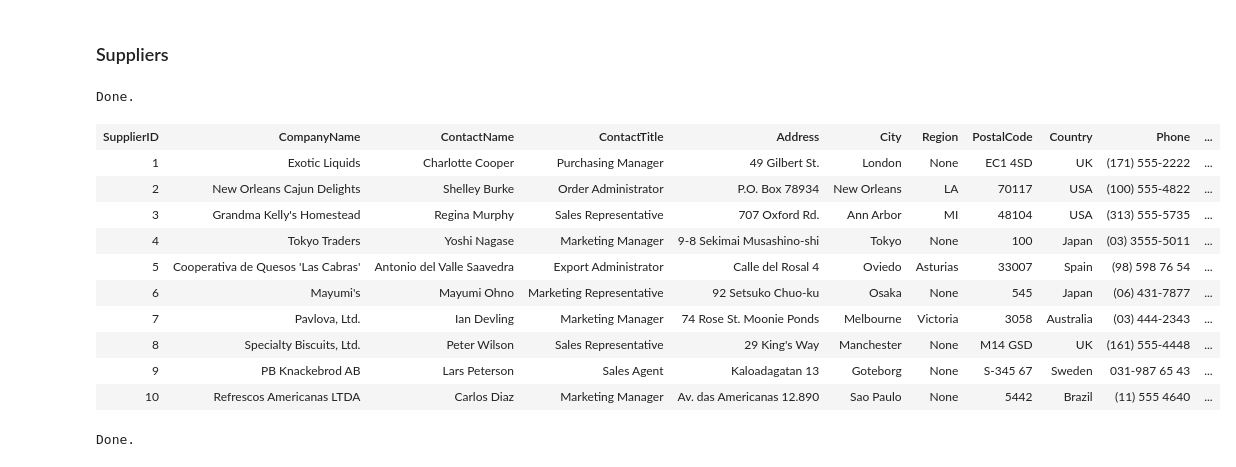
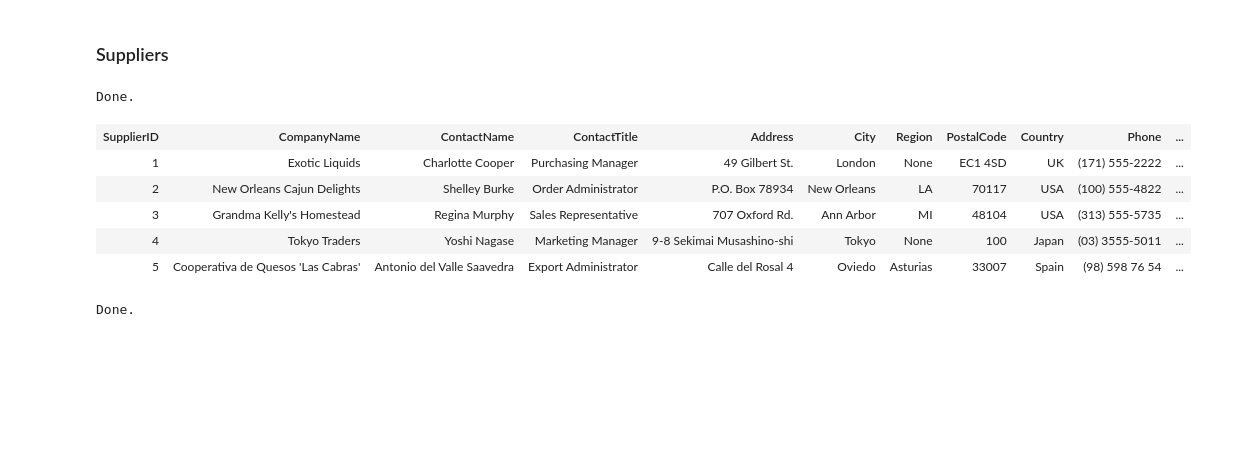
Before and after one commit to jaclynrich/northwind_product_analysis, a Jupyter notebook: Northwind_Product_Analysis.ipynb, the cells around one changed output. Cells and saved outputs as stored; diff of their text form; code cells hidden in the pictures; blank space fills up the shorter version.

```diff
--- a/Northwind_Product_Analysis.ipynb
+++ b/Northwind_Product_Analysis.ipynb
@@ -85,21 +80,16 @@ Done.
 # %%
 %%sql
 SELECT *
 FROM Suppliers
-LIMIT 10;
+LIMIT 5;
 # %% [output]
 Done.
 | SupplierID | CompanyName | ContactName | ContactTitle | Address | City | Region | PostalCode | Country | Phone | ... |
 | 1 | Exotic Liquids | Charlotte Cooper | Purchasing Manager | 49 Gilbert St. | London | None | EC1 4SD | UK | (171) 555-2222 | ... |
 | 2 | New Orleans Cajun Delights | Shelley Burke | Order Administrator | P.O. Box 78934 | New Orleans | LA | 70117 | USA | (100) 555-4822 | ... |
 | 3 | Grandma Kelly's Homestead | Regina Murphy | Sales Representative | 707 Oxford Rd. | Ann Arbor | MI | 48104 | USA | (313) 555-5735 | ... |
 | 4 | Tokyo Traders | Yoshi Nagase | Marketing Manager | 9-8 Sekimai Musashino-shi | Tokyo | None | 100 | Japan | (03) 3555-5011 | ... |
 | 5 | Cooperativa de Quesos 'Las Cabras' | Antonio del Valle Saavedra | Export Administrator | Calle del Rosal 4 | Oviedo | Asturias | 33007 | Spain | (98) 598 76 54 | ... |
-| 6 | Mayumi's | Mayumi Ohno | Marketing Representative | 92 Setsuko Chuo-ku | Osaka | None | 545 | Japan | (06) 431-7877 | ... |
-| 7 | Pavlova, Ltd. | Ian Devling | Marketing Manager | 74 Rose St. Moonie Ponds | Melbourne | Victoria | 3058 | Australia | (03) 444-2343 | ... |
-| 8 | Specialty Biscuits, Ltd. | Peter Wilson | Sales Representative | 29 King's Way | Manchester | None | M14 GSD | UK | (161) 555-4448 | ... |
-| 9 | PB Knackebrod AB | Lars Peterson | Sales Agent | Kaloadagatan 13 | Goteborg | None | S-345 67 | Sweden | 031-987 65 43 | ... |
-| 10 | Refrescos Americanas LTDA | Carlos Diaz | Marketing Manager | Av. das Americanas 12.890 | Sao Paulo | None | 5442 | Brazil | (11) 555 4640 | ... |
 # %%
 %%sql
 SELECT COUNT(*) AS 'Number of Suppliers'
```
Also changed, not shown: parts of 11 cells of this notebook.
